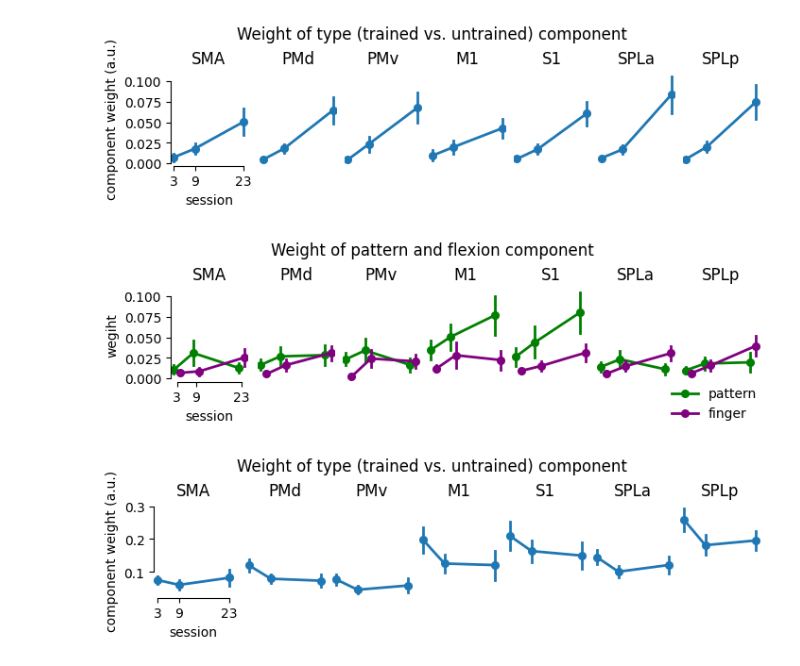
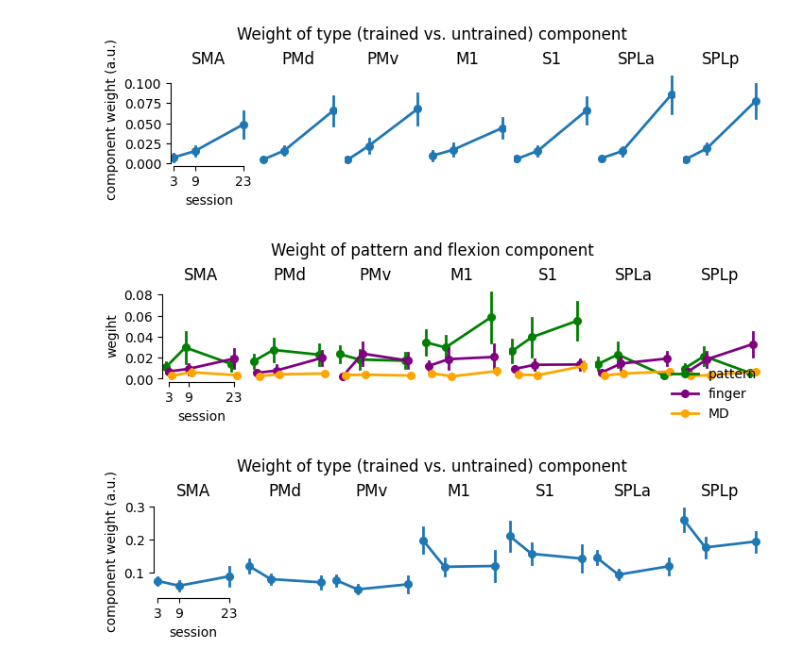
Before and after one commit to mnlmrc/EFC_learningfMRI, a Jupyter notebook: notebooks/component_model.ipynb, the cells around one changed output. Drawn from its saved outputs; the diff is of its cells as text; code cells hidden in the pictures.

```diff
--- a/notebooks/component_model.ipynb
+++ b/notebooks/component_model.ipynb
@@ -231,11 +358,4 @@ plt.show()
 # %%
-comp_model = pd.read_csv(os.path.join(gl.baseDir, gl.pcmDir, f'component_model.{atlas}.glm{glm}.tsv'), sep='\t')
-N = comp_model.sn.nunique()
-hue_order, palette = (['trained', 'untrained'], ['red', 'blue'])
-tr_untr = comp_model[comp_model.component.isin(hue_order) & (comp_model.Hem==H)]
-
-
-
 fig, axs = plt.subplots(1, len(rois), sharey=True, sharex=True, figsize=(7, 2), constrained_layout=True)
 
 vis.plot_im_sess(fig, axs, tr_untr, rois, y='weight', x='session', hue='component', hue_order=hue_order, palette=palette, kind='point', estimator='mean', dodge=.3)
@@ -248,7 +368,7 @@ axs[0].set_xlabel('session')
 
 fig.suptitle('Weight of trained and untrained component')
 
-ttest = util.ttest_im_sess(tr_untr, rois, y='weight', x='session', hue='component', hue_order=hue_order)
+ttest = util.ttest_im_sess(tr_untr, rois, y='weight', x='session', hue='component', hue_order=hue_order, alternative='greater')
 
 print(ttest[['T', 'dof', 'p_val', 'CI95', 'roi', 'session']])
 
@@ -295,27 +415,27 @@ plt.show()
 # %% [output]
 [figure]
 # %%
-hue_order, palette = ['pattern', 'finger'], ['green', 'purple',]
+hue_order, palette = ['pattern', 'finger', 'MD'], ['green', 'purple', 'orange']
 comp_model_repr = comp_model[comp_model.component.isin(hue_order)]
 
 fig, axs = plt.subplots(1, len(rois), sharey=True, sharex=True, figsize=(7, 2), constrained_layout=True)
 
 vis.plot_im_sess(fig, axs, comp_model_repr, rois, y='weight', x='session', hue='component', hue_order=hue_order, palette=palette, kind='point', dodge=.3, estimator='mean')
 #plot_im_sess(fig, axs, comp_model_repr, rois, y='weight_norm', x='session', hue='component', hue_order=hue_order, palette=palette, kind='strip', jitter=.2, alpha=.2)
 
 sb.despine(ax=axs[0], trim=True)
 axs[0].set_ylabel('wegiht')
 axs[-1].legend([], frameon=False, loc='upper right')
 fig.legend(frameon=False, loc='lower right')
 axs[0].set_xlabel('session')
 
 fig.suptitle('Weight of pattern and flexion component')
 
 fig.savefig('figures/component_model_pattern_flexion.pdf')
 
 plt.show()
 # %% [output]
-[figure, old version]
+[figure, new version]
 # %%
 comp_model_repr = comp_model[comp_model.component=='group_geometry']
 
```
Also changed, not shown: parts of 9 cells of this notebook, 4 other files.
